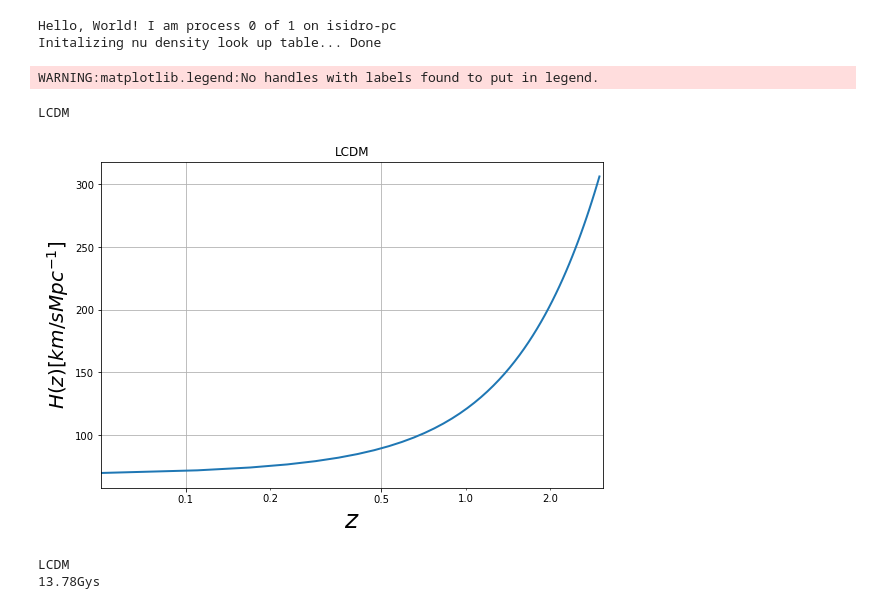
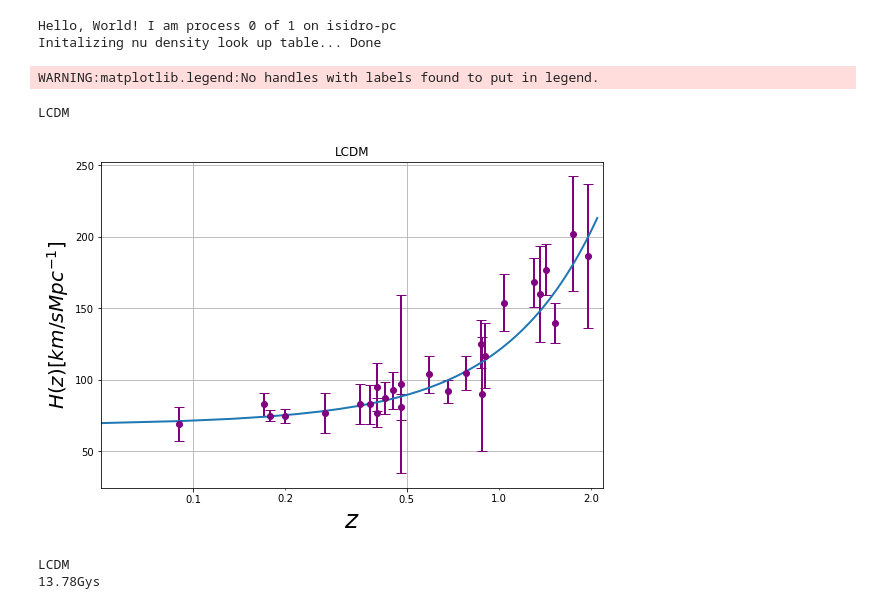
Before and after one commit to igomezv/simplemc_tests, a Jupyter notebook: CosmoCalc.ipynb, the cells around one changed output. Cells and saved outputs as stored; diff of their text form; code cells hidden in the pictures.

Commit message:
update cosmocalc notebook

```diff
--- a/CosmoCalc.ipynb
+++ b/CosmoCalc.ipynb
@@ -7,13 +7,13 @@ Initalizing nu density look up table... Done
 # %%
 #Computes and plot (optional)
 #['HIOverrd', 'DVOverrd', 'DaOverrd', 'Hubble', 'HubInvOverz', 'SNIa', 'fs8']
-C = CosmoCalc('LCDM', 'Hubble')
+C = CosmoCalc('LCDM', 'Hubble', plot_data=True, zmax=2.1)
 plot = C.run_plot(lw='2')
 plot.savefig('cosmocalc_hubble.png', dpi=300)
 # %% [output]
 WARNING:matplotlib.legend:No handles with labels found to put in legend.
 LCDM
-[figure, old version]
+[figure, new version]
 # %%
 C = CosmoCalc('LCDM', funct='Age')
 # C.run_plot()
```
Also changed, not shown: parts of 1 cell of this notebook.
